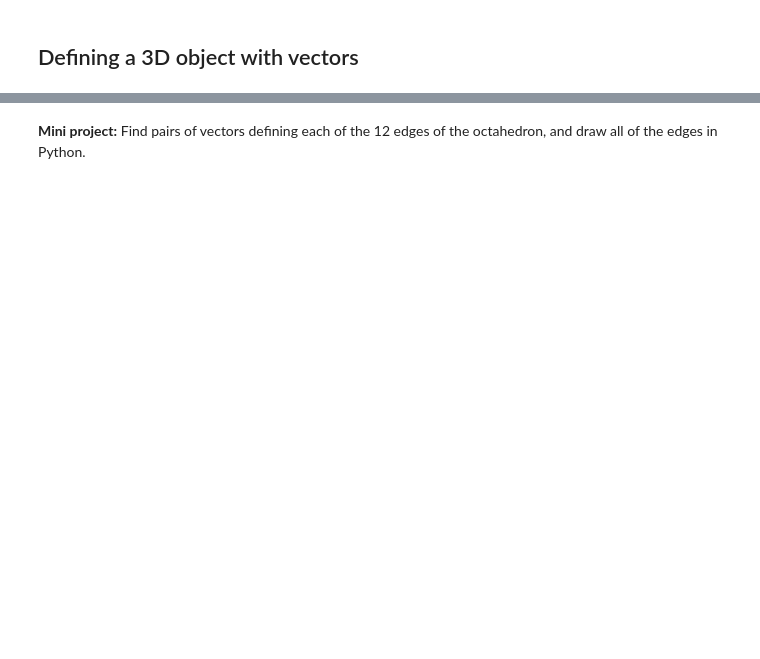
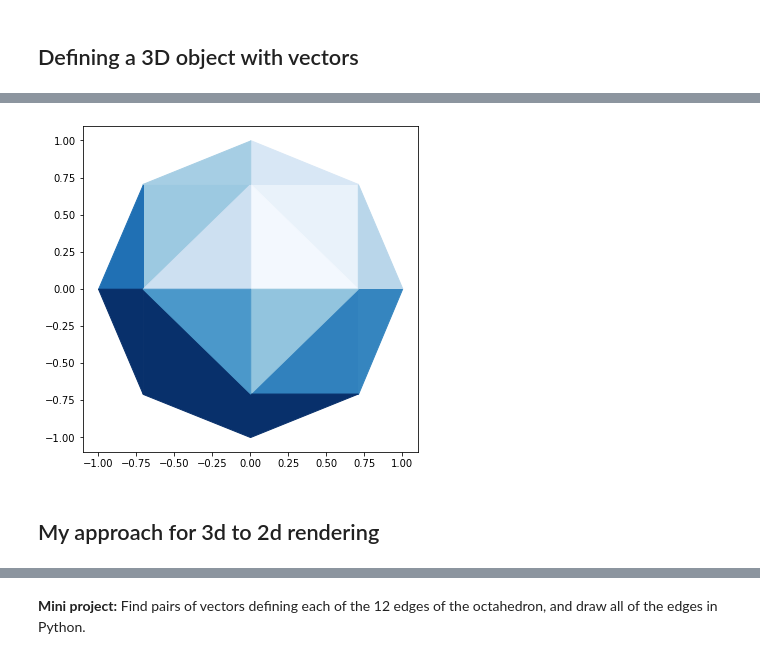
Before and after one commit to saradhimpardha/math_for_programmers, a Jupyter notebook: chapter_03/ch03_exercises.ipynb, the cells around one changed output, grey strips where cells are left out. Saved outputs shown, nothing was run; the diff lists cells and outputs as text; code cells hidden in the pictures; blank space fills up the shorter version.

```diff
--- a/chapter_03/ch03_exercises.ipynb
+++ b/chapter_03/ch03_exercises.ipynb
@@ -567,4 +605,8 @@ def rec_split(faces, depth=0):
 def sphere_approx(n):
     return rec_split(octahedron,n)
 # %%
-render(sphere_approx(3), lines='k')
+render(sphere_approx(1), lines=None)
+# %% [output]
+[figure, added]
+# %% [markdown]
+## My approach for 3d to 2d rendering
```
Also changed, not shown: parts of 35 cells of this notebook.
